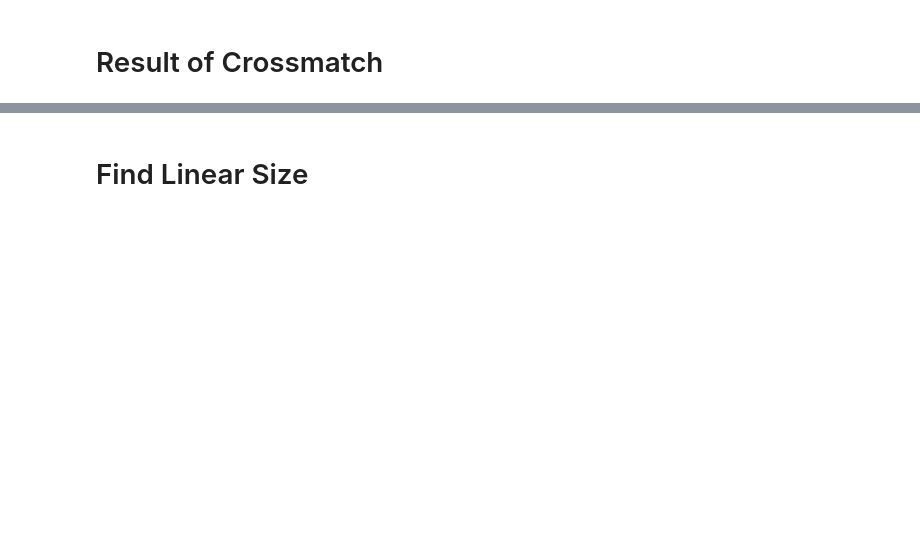
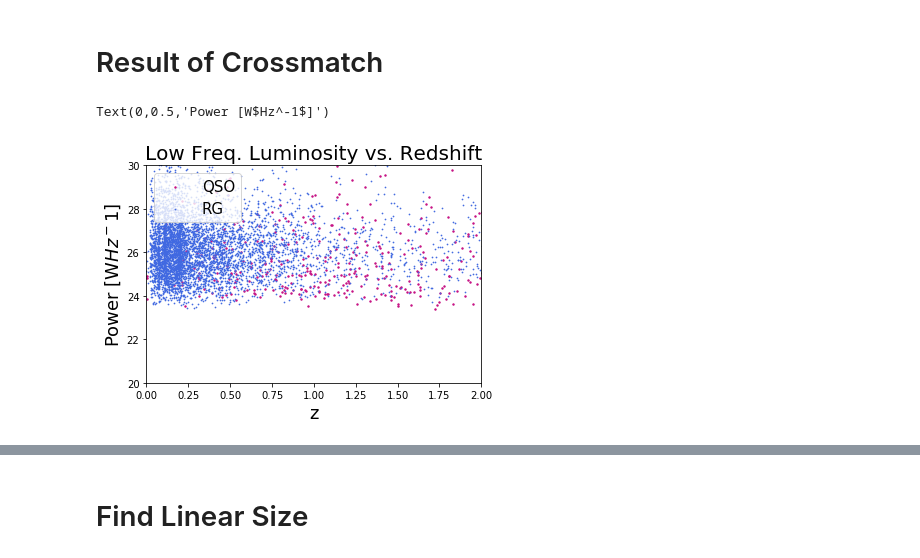
Before and after one commit to gfabj/Oxford-Research, a Jupyter notebook: Python/LOFAR_project.ipynb, the cells around one changed output, grey strips where cells are left out. Drawn from its saved outputs; the diff is of its cells as text; code cells hidden in the pictures; blank space fills up the shorter version.

```diff
--- a/Python/LOFAR_project.ipynb
+++ b/Python/LOFAR_project.ipynb
@@ -176,13 +167,12 @@ fig = plt.gcf()
 # %% [markdown]
 # Result of Crossmatch
 # %%
-hdul2 = fits.open('crossmatch.fits')
+hdul2 = fits.open('crossmatch1.fits')
 data = hdul2[1].data
 flux = data.field('Total_flux') # Obtain the total flux column
 redshift = data.field('z_best') # Obtain redshift column
 flux_22 = data.field('w4Flux') # Obtain 22 microns flux
 flux_g = data.field('gFApflux') # Obtain flux for g band
-redshift.sort()
 # %%
 Q_d = array(cosmo.luminosity_distance([flux_g])*3.08567758e24)
 pw_g  = (power(Q_d,flux_g,redshift))
@@ -217,6 +207,19 @@ P_RG_IR  = array(list(RG_IR))
 
 RG_opti = (set(L_opti)-set(Quasar_opti_P))
 P_RG_opti  = array(list(RG_opti))
-Cut1 = np.where(P_RG_low >1e25)
 
-z_RG = z[:5776,]
+
+z_RG = z[:5344,]
+# %%
+plt.scatter(z_QSO, np.log10(Quasar_Low_P), s = 2, c='mediumvioletred',label = 'QSO')
+plt.scatter(z_RG, np.log10(P_RG_low), s = 0.5, c='royalblue', label = 'RG')
+plt.xlim(0,2)
+plt.ylim(20,30)
+#plt.yscale('log')
+plt.title('Low Freq. Luminosity vs. Redshift',size=20)
+plt.xlabel("z",size=18)
+plt.legend(loc=2, prop={'size': 15})
+plt.ylabel("Power [W$Hz^-1$]",size=18)
+# %% [output]
+Text(0,0.5,'Power [W$Hz^-1$]')
+[figure, added]
```
Also changed, not shown: parts of 32 cells of this notebook.
